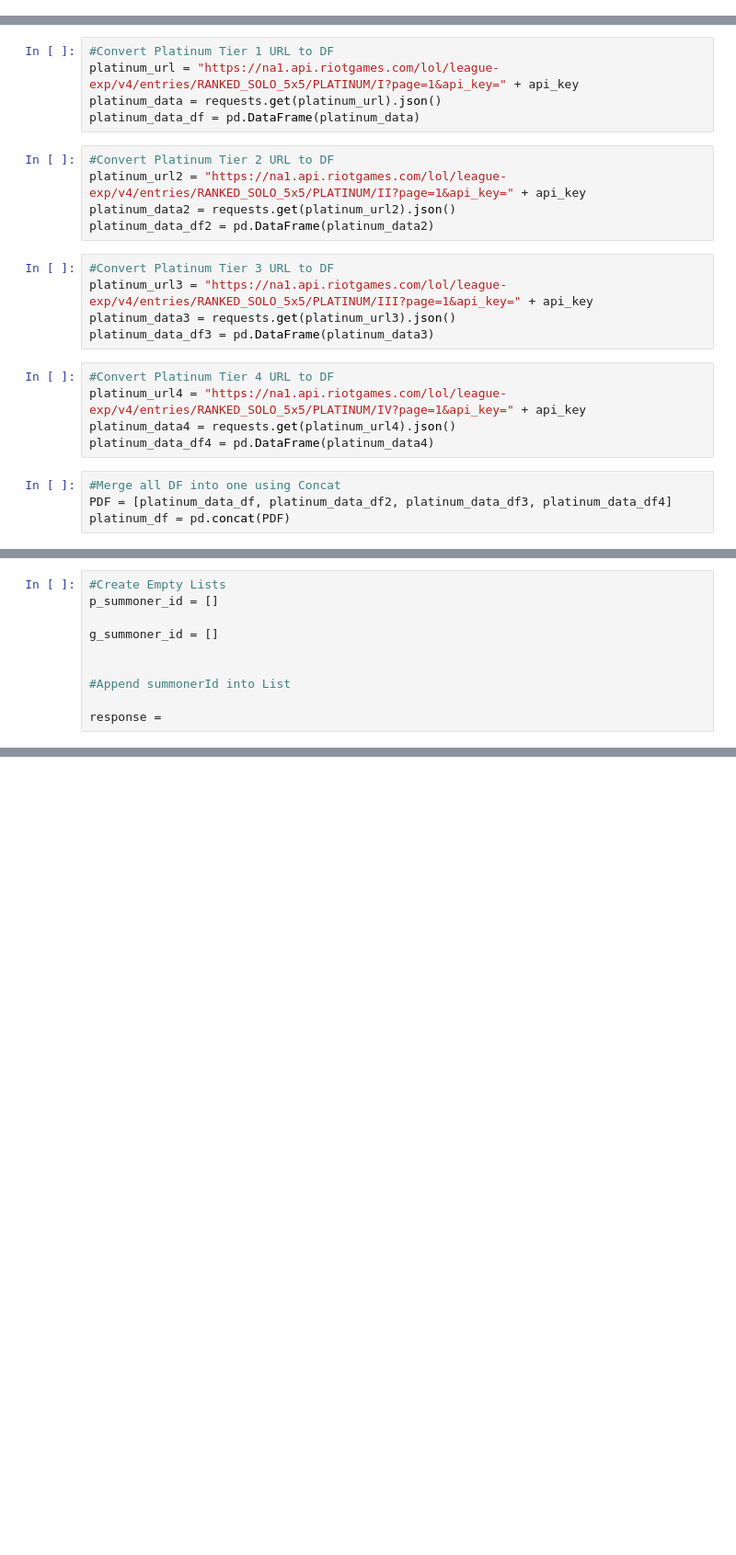
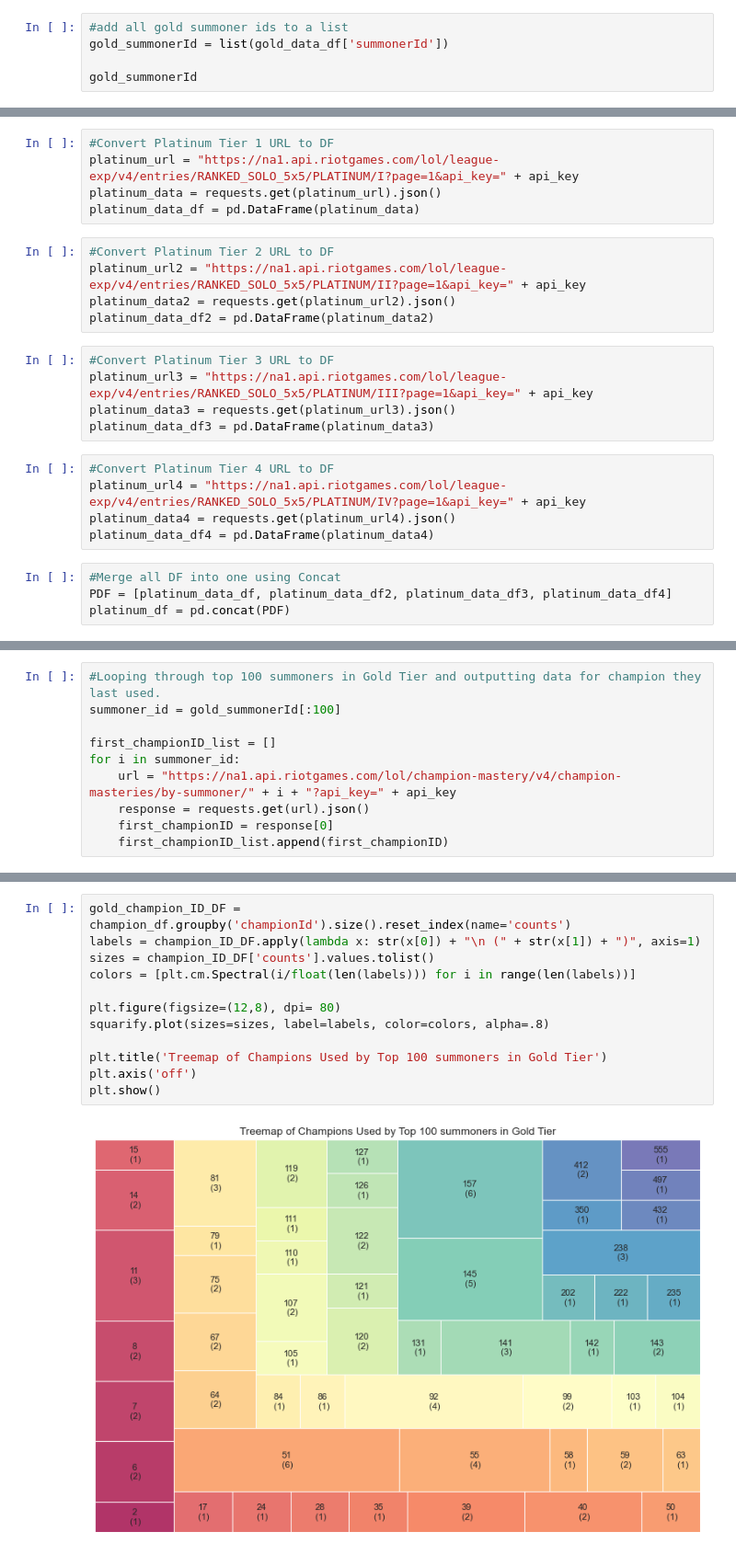
Before and after one commit to Hollow24/Group-3-Project, a Jupyter notebook: Gold and Platinum Data.ipynb, the cells around one changed output, grey strips where cells are left out. Shown at 92% size. Cells and saved outputs as stored; diff of their text form; blank space fills up the shorter version.

```diff
--- a/Gold and Platinum Data.ipynb
+++ b/Gold and Platinum Data.ipynb
@@ -130,0 +56,5 @@ clean_gold_df
+# %%
+#add all gold summoner ids to a list
+gold_summonerId = list(gold_data_df['summonerId'])
+
+gold_summonerId
@@ -184,10 +114,0 @@ dtype: int64
-# %%
-#Create Empty Lists
-p_summoner_id = []
-
-g_summoner_id = []
-
-
-#Append summonerId into List
-
-response =
@@ -193,0 +218,10 @@ response =
+# %%
+#Looping through top 100 summoners in Gold Tier and outputting data for champion they last used.
+summoner_id = gold_summonerId[:100]
+
+first_championID_list = []
+for i in summoner_id:
+    url = "https://na1.api.riotgames.com/lol/champion-mastery/v4/champion-masteries/by-summoner/" + i + "?api_key=" + api_key
+    response = requests.get(url).json()
+    first_championID = response[0]
+    first_championID_list.append(first_championID)
@@ -193,0 +287,14 @@ response =
+# %%
+gold_champion_ID_DF = champion_df.groupby('championId').size().reset_index(name='counts')
+labels = champion_ID_DF.apply(lambda x: str(x[0]) + "\n (" + str(x[1]) + ")", axis=1)
+sizes = champion_ID_DF['counts'].values.tolist()
+colors = [plt.cm.Spectral(i/float(len(labels))) for i in range(len(labels))]
+
+plt.figure(figsize=(12,8), dpi= 80)
+squarify.plot(sizes=sizes, label=labels, color=colors, alpha=.8)
+
+plt.title('Treemap of Champions Used by Top 100 summoners in Gold Tier')
+plt.axis('off')
+plt.show()
+# %% [output]
+[figure, added]
```
Also changed, not shown: parts of 40 cells of this notebook, 4 other files.
